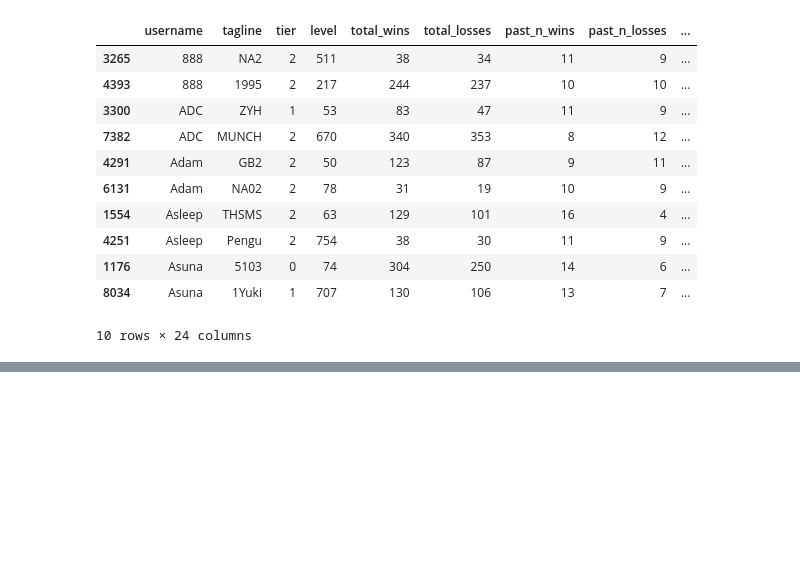
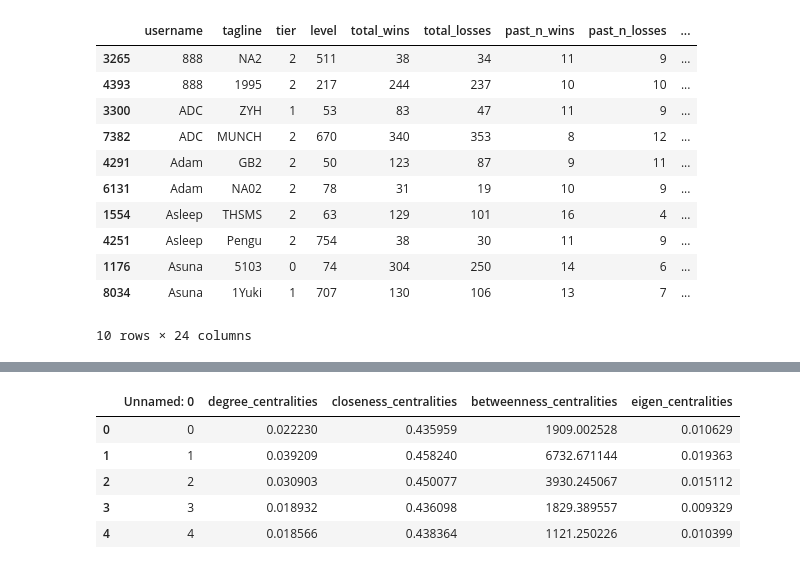
Before and after one commit to Jose-Velasco/cs176-tiered-player-network-analysis-in-LoL, a Jupyter notebook: dataDiscovery.ipynb, the cells around one changed output, grey strips where cells are left out. Drawn from its saved outputs; the diff is of its cells as text; code cells hidden in the pictures; blank space fills up the shorter version.

```diff
--- a/dataDiscovery.ipynb
+++ b/dataDiscovery.ipynb
@@ -31,0 +111,4 @@ duplicate_rows.head(10)
+# %%
+TEST_FILENAME = "centralities_df.csv"
+
+test_df = pd.read_csv(TEST_FILENAME)
@@ -31,0 +130,9 @@ duplicate_rows.head(10)
+# %%
+test_df.head()
+# %% [output]
+|  | Unnamed: 0 | degree_centralities | closeness_centralities | betweenness_centralities | eigen_centralities |
+| 0 | 0 | 0.022230 | 0.435959 | 1909.002528 | 0.010629 |
+| 1 | 1 | 0.039209 | 0.458240 | 6732.671144 | 0.019363 |
+| 2 | 2 | 0.030903 | 0.450077 | 3930.245067 | 0.015112 |
+| 3 | 3 | 0.018932 | 0.436098 | 1829.389557 | 0.009329 |
+| 4 | 4 | 0.018566 | 0.438364 | 1121.250226 | 0.010399 |
```
Also changed, not shown: parts of 8 cells of this notebook, 8 other files.
